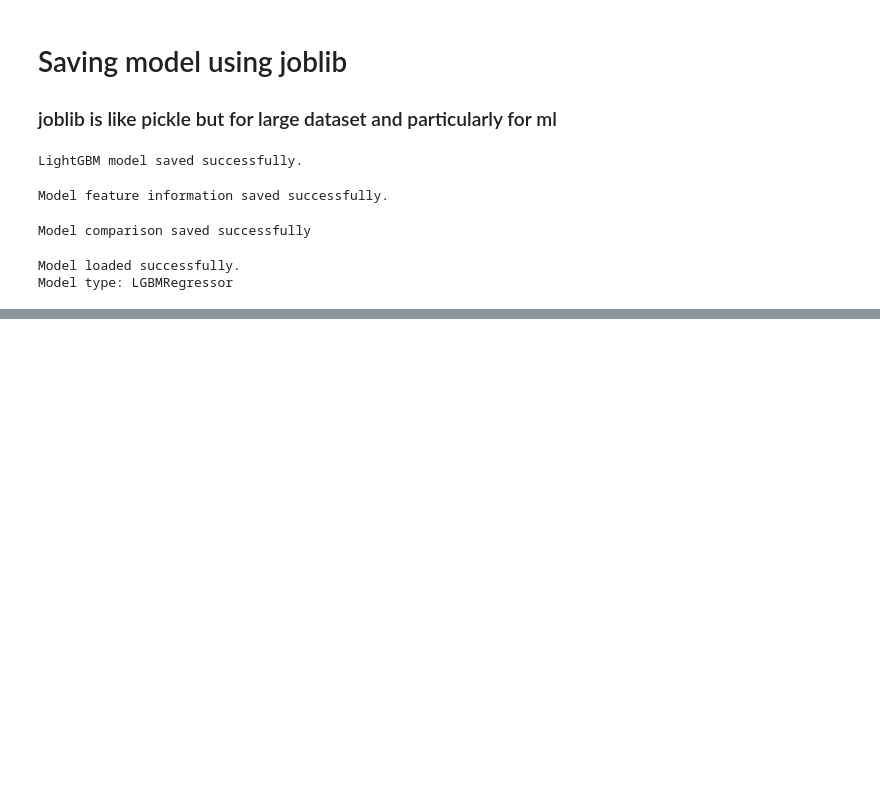
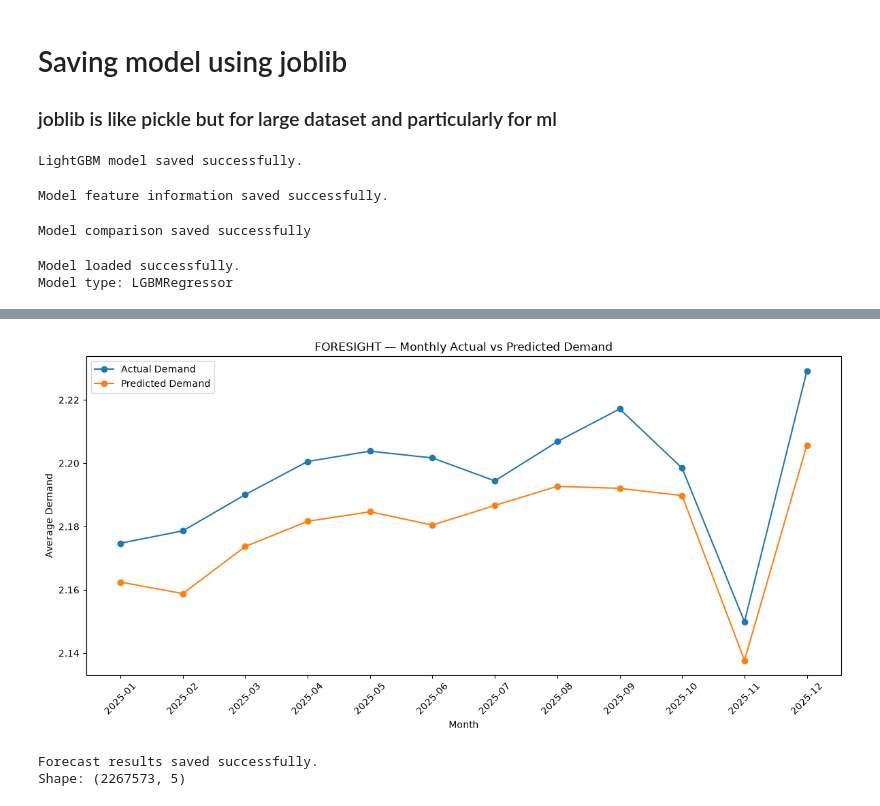
Before and after one commit to AadiJain1256/FORESIGHT-AI-Demand-Inventory-Intelligence, a Jupyter notebook: notebooks/03_modeling.ipynb, the cells around one changed output, grey strips where cells are left out. Drawn from its saved outputs; the diff is of its cells as text; code cells hidden in the pictures; blank space fills up the shorter version.

```diff
--- a/notebooks/03_modeling.ipynb
+++ b/notebooks/03_modeling.ipynb
@@ -329,0 +403,15 @@ Model type: LGBMRegressor
+# %%
+forecast_results["date"]=pd.to_datetime(forecast_results["date"])
+# %%
+# convert the graph from year to month for better understanding
+monthly_forecast=(
+    forecast_results
+    .assign(month=forecast_results["date"].dt.to_period("M"))
+    .groupby("month")[["actual_quantity","predicted_quantity"]]
+    .mean()
+    .reset_index()
+)
+monthly_forecast["month"]=monthly_forecast["month"].astype(str)
+
+print("Monthly forecast shape: ",monthly_forecast.shape)
+monthly_forecast.head()
@@ -329,0 +426,38 @@ Model type: LGBMRegressor
+# %%
+plt.figure(figsize=(12, 6))
+
+plt.plot(
+    monthly_forecast["month"],
+    monthly_forecast["actual_quantity"],
+    marker="o",
+    label="Actual Demand"
+)  # Plot actual monthly average demand
+
+plt.plot(
+    monthly_forecast["month"],
+    monthly_forecast["predicted_quantity"],
+    marker="o",
+    label="Predicted Demand"
+)  # Plot LightGBM predicted monthly average demand
+
+plt.xlabel("Month")
+plt.ylabel("Average Demand")
+plt.title("FORESIGHT — Monthly Actual vs Predicted Demand")
+plt.legend()
+plt.xticks(rotation=45)
+plt.tight_layout()
+
+plt.show()
+# %% [output]
+[figure, added]
+# %%
+forecast_results.to_csv(
+    "../data/processed/forecast_results.csv",
+    index=False
+)
+
+print("Forecast results saved successfully.")
+print("Shape:", forecast_results.shape)
+# %% [output]
+Forecast results saved successfully.
+Shape: (2267573, 5)
```
Also changed, not shown: parts of 5 cells of this notebook.
